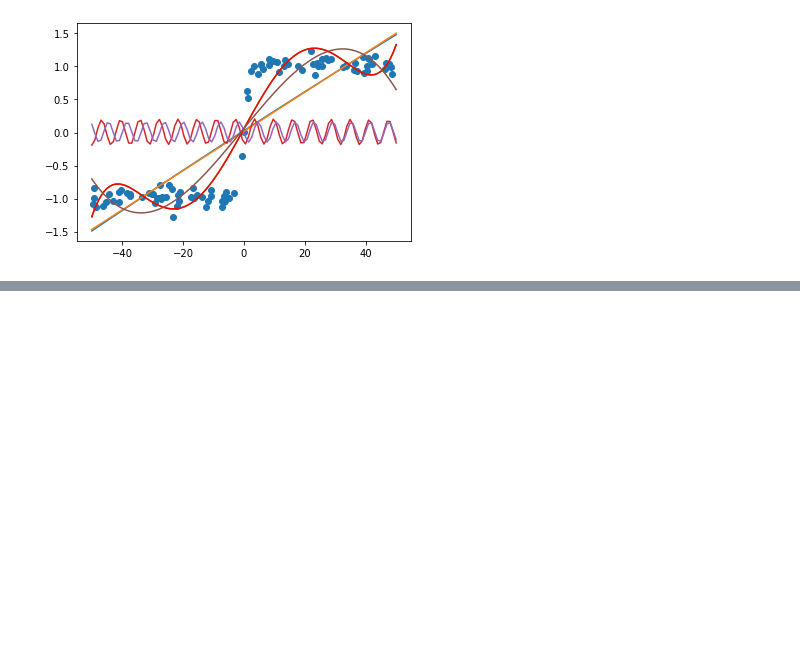
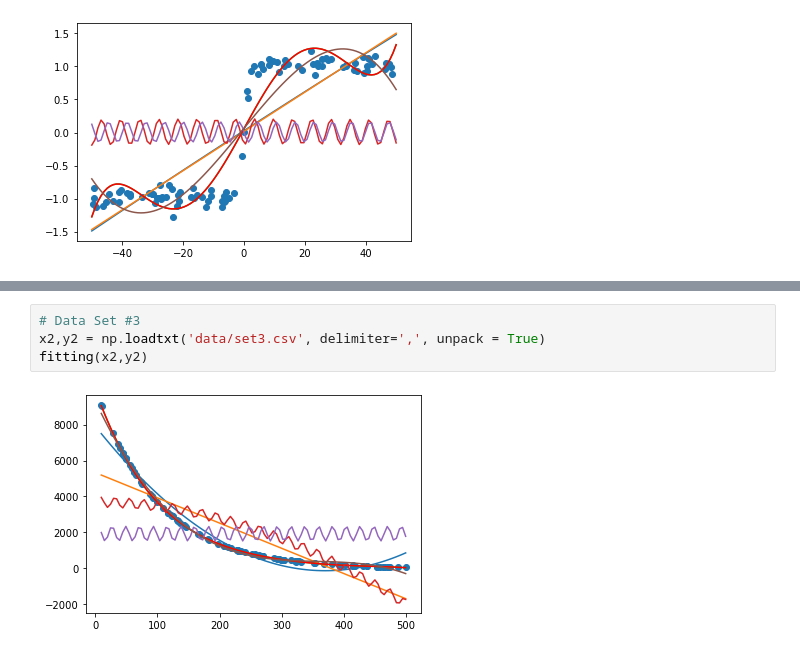
Before and after one commit to UMD-ENMA165/4-21-22-Class, a Jupyter notebook: curve_fitting.ipynb, the cells around one changed output, grey strips where cells are left out. Cells and saved outputs as stored; diff of their text form; blank space fills up the shorter version.

```diff
--- a/curve_fitting.ipynb
+++ b/curve_fitting.ipynb
@@ -248,0 +260,6 @@ fitting(x1,y1)
+# %%
+# Data Set #3
+x2,y2 = np.loadtxt('data/set3.csv', delimiter=',', unpack = True)
+fitting(x2,y2)
+# %% [output]
+[figure, added]
```
Also changed, not shown: parts of 7 cells of this notebook.
